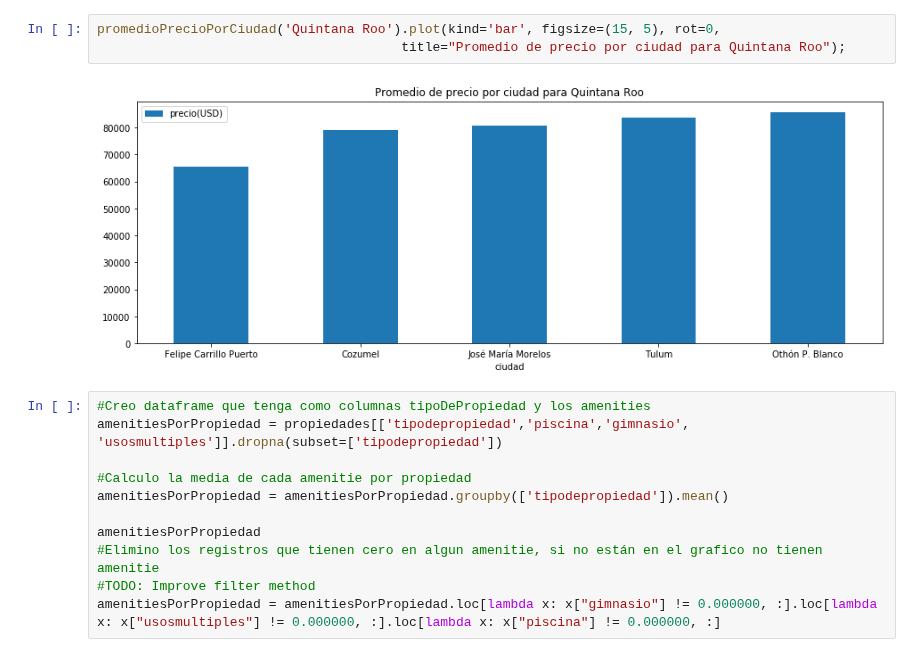
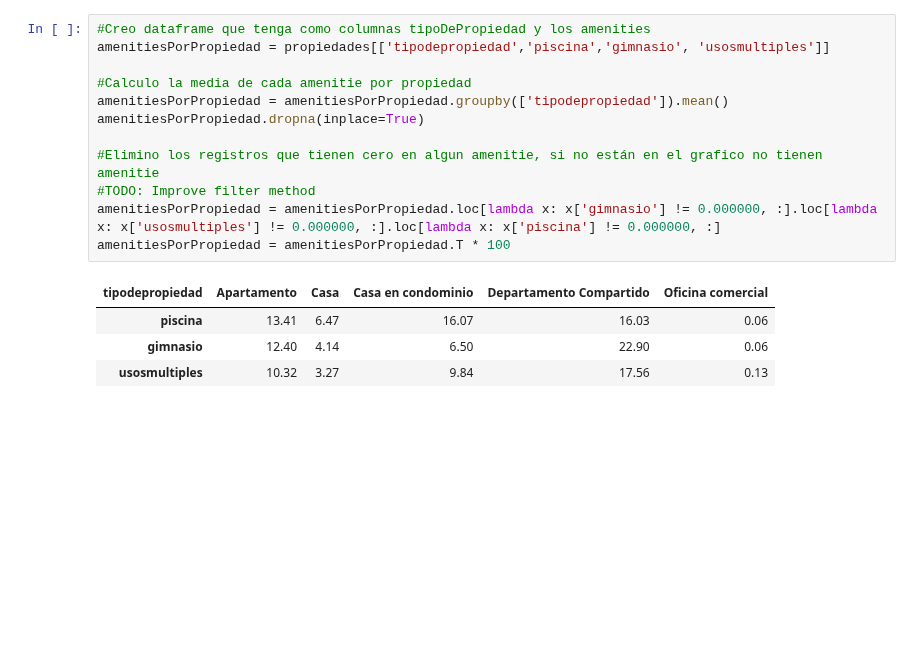
Before and after one commit to JuanCruzCastroLopez/tp1-zonajobs-analysis, a Jupyter notebook: zonajobs-analysis.ipynb, the cells around one changed output. Saved outputs shown, nothing was run; the diff lists cells and outputs as text; blank space fills up the shorter version.

```diff
--- a/zonajobs-analysis.ipynb
+++ b/zonajobs-analysis.ipynb
@@ -79,16 +71,17 @@ promedioPrecioPorCiudad('Guerrero').plot(kind='bar', figsize=(15, 5), rot=0,
-# %%
-promedioPrecioPorCiudad('Quintana Roo').plot(kind='bar', figsize=(15, 5), rot=0,
-                                       title="Promedio de precio por ciudad para Quintana Roo");
-# %% [output]
-[figure, removed]
 # %%
 #Creo dataframe que tenga como columnas tipoDePropiedad y los amenities
-amenitiesPorPropiedad = propiedades[['tipodepropiedad','piscina','gimnasio', 'usosmultiples']].dropna(subset=['tipodepropiedad'])
+amenitiesPorPropiedad = propiedades[['tipodepropiedad','piscina','gimnasio', 'usosmultiples']]
 
 #Calculo la media de cada amenitie por propiedad
 amenitiesPorPropiedad = amenitiesPorPropiedad.groupby(['tipodepropiedad']).mean()
+amenitiesPorPropiedad.dropna(inplace=True)
 
-amenitiesPorPropiedad
 #Elimino los registros que tienen cero en algun amenitie, si no están en el grafico no tienen amenitie
 #TODO: Improve filter method
-amenitiesPorPropiedad = amenitiesPorPropiedad.loc[lambda x: x["gimnasio"] != 0.000000, :].loc[lambda x: x["usosmultiples"] != 0.000000, :].loc[lambda x: x["piscina"] != 0.000000, :]
+amenitiesPorPropiedad = amenitiesPorPropiedad.loc[lambda x: x['gimnasio'] != 0.000000, :].loc[lambda x: x['usosmultiples'] != 0.000000, :].loc[lambda x: x['piscina'] != 0.000000, :]
+amenitiesPorPropiedad = amenitiesPorPropiedad.T * 100
+# %% [output]
+| tipodepropiedad | Apartamento | Casa | Casa en condominio | Departamento Compartido | Oficina comercial |
+| piscina | 13.41 | 6.47 | 16.07 | 16.03 | 0.06 |
+| gimnasio | 12.40 | 4.14 | 6.50 | 22.90 | 0.06 |
+| usosmultiples | 10.32 | 3.27 | 9.84 | 17.56 | 0.13 |
```
Also changed, not shown: parts of 19 cells of this notebook.
